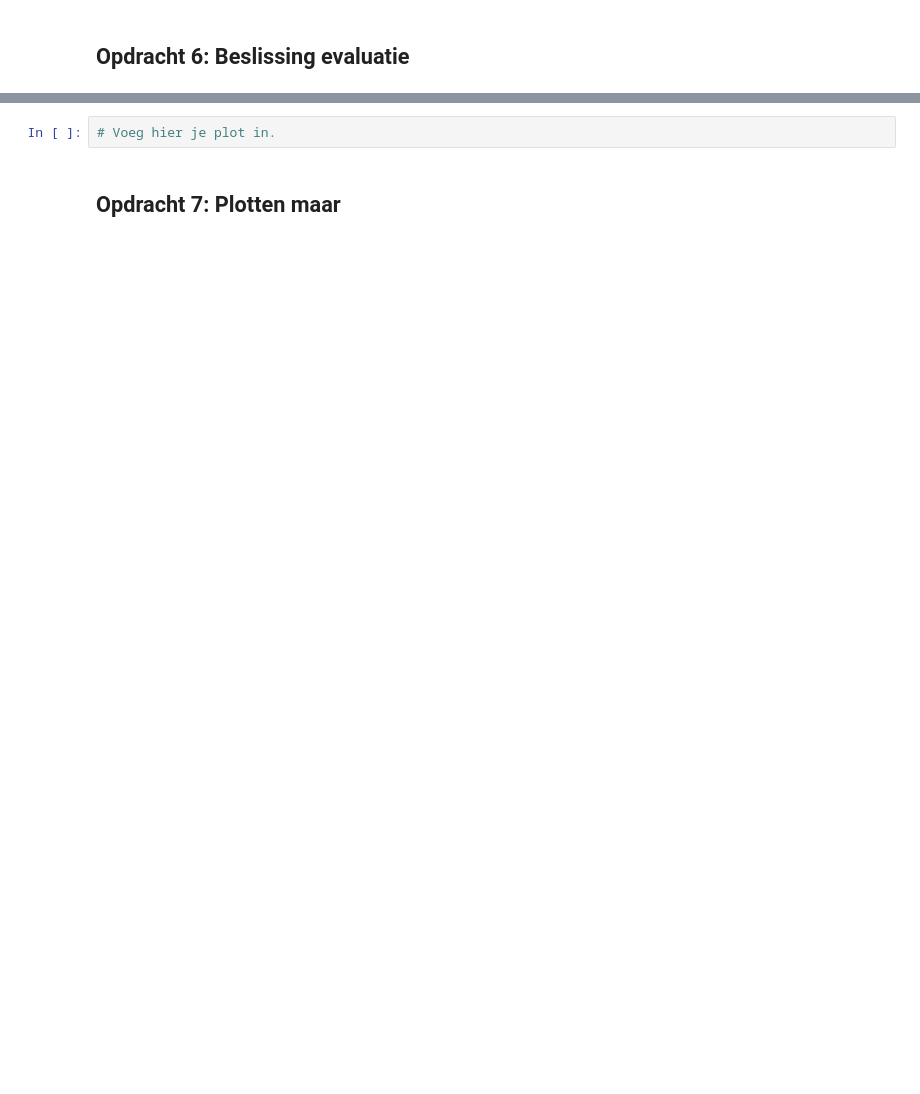
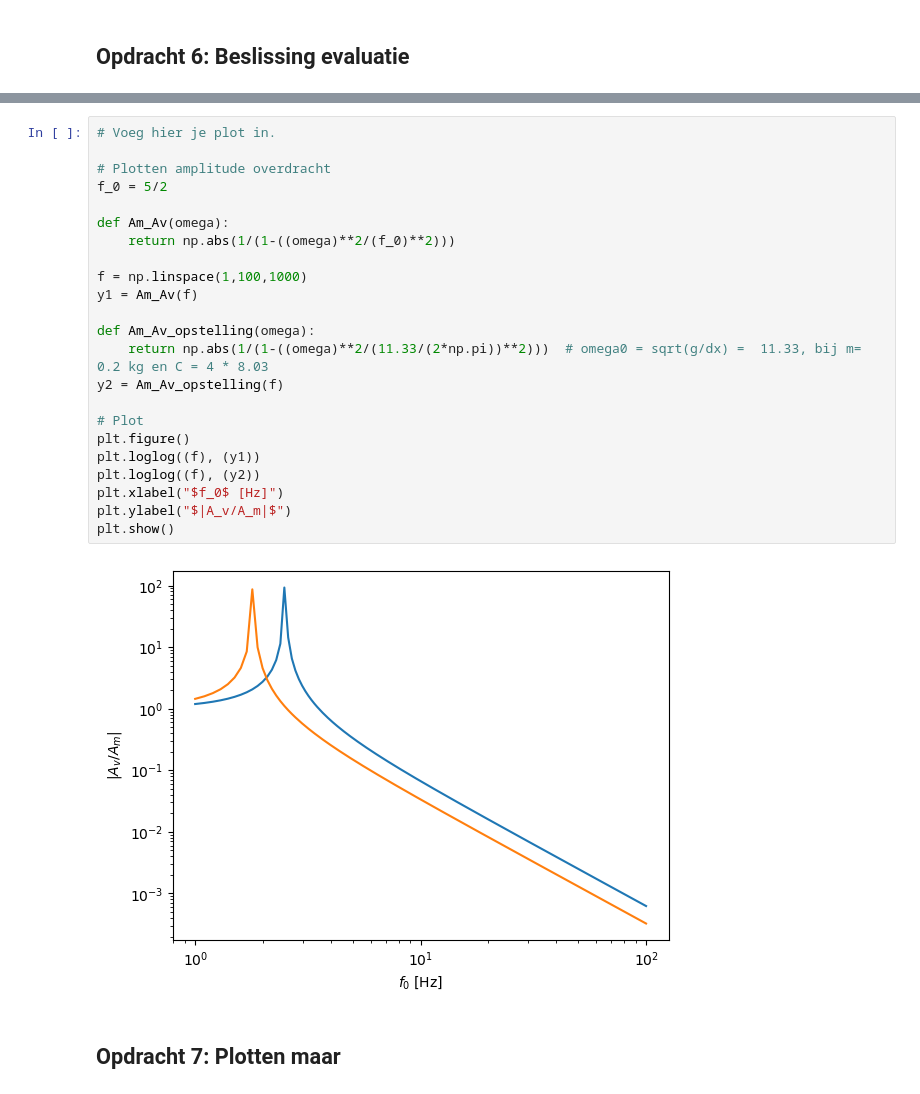
Before and after one commit to emmajuledrent/opdrachten-DEF-D, a Jupyter notebook: FysiekeOntwerpopdrachten/5MaakEenOpstellingTrillingsvrij/Ontwerpopdracht5MaakEenOpstellingTrillingsvrijInvulTemplate.ipynb, the cells around one changed output, grey strips where cells are left out. Cells and saved outputs as stored; diff of their text form; blank space fills up the shorter version.

```diff
--- a/FysiekeOntwerpopdrachten/5MaakEenOpstellingTrillingsvrij/Ontwerpopdracht5MaakEenOpstellingTrillingsvrijInvulTemplate.ipynb
+++ b/FysiekeOntwerpopdrachten/5MaakEenOpstellingTrillingsvrij/Ontwerpopdracht5MaakEenOpstellingTrillingsvrijInvulTemplate.ipynb
@@ -163,6 +183,29 @@ Deze grafiek heb je later weer nodig om je gemeten punten aan toe te voegen. Ga
 Als je hier negatief geantwoord hebt, kopieer onder deze cel dan alle cellen van Synthese tot en met Evaluation & decision en doorloop dat deel van het ontwerp proces nogmaals.
 # %%
 # Voeg hier je plot in.
+
+# Plotten amplitude overdracht
+f_0 = 5/2
+
+def Am_Av(omega):
+    return np.abs(1/(1-((omega)**2/(f_0)**2)))
+
+f = np.linspace(1,100,1000)
+y1 = Am_Av(f)
+
+def Am_Av_opstelling(omega):
+    return np.abs(1/(1-((omega)**2/(11.33/(2*np.pi))**2)))  # omega0 = sqrt(g/dx) =  11.33, bij m= 0.2 kg en C = 4 * 8.03
+y2 = Am_Av_opstelling(f)
+
+# Plot
+plt.figure()
+plt.loglog((f), (y1))
+plt.loglog((f), (y2))
+plt.xlabel("$f_0$ [Hz]")
+plt.ylabel("$|A_v/A_m|$")
+plt.show()
+# %% [output]
+[figure, added]
 # %% [markdown]
 ## Opdracht 7: Plotten maar
 # %%
```
Also changed, not shown: parts of 10 cells of this notebook, 1 other file.
